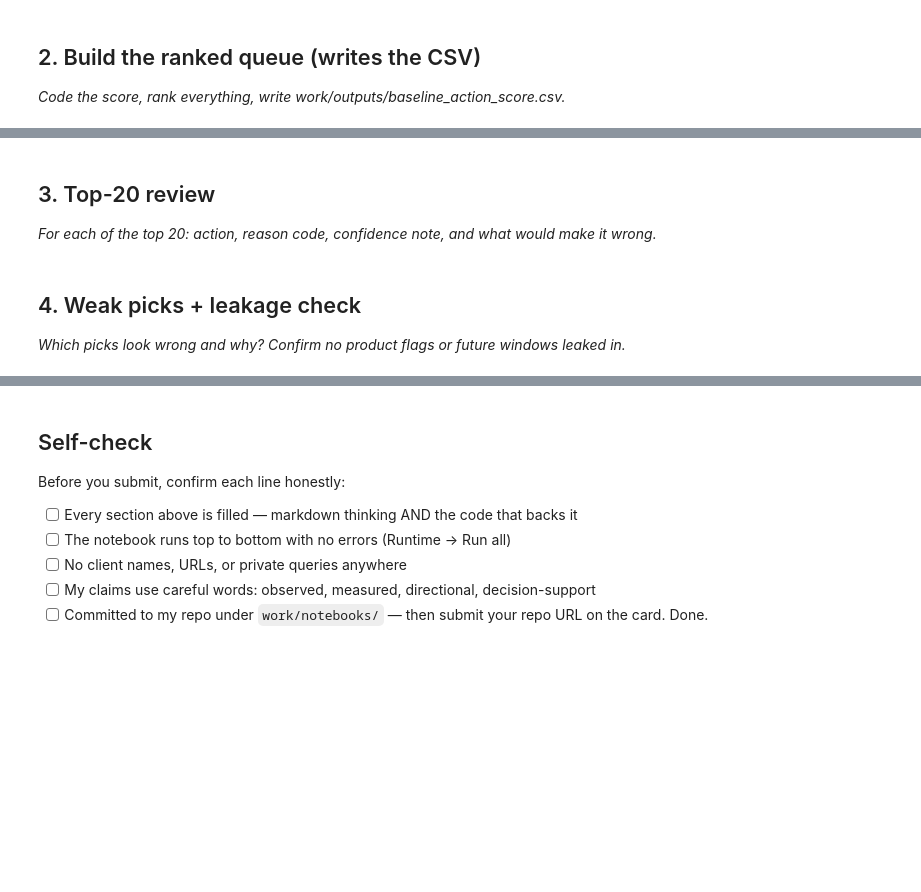
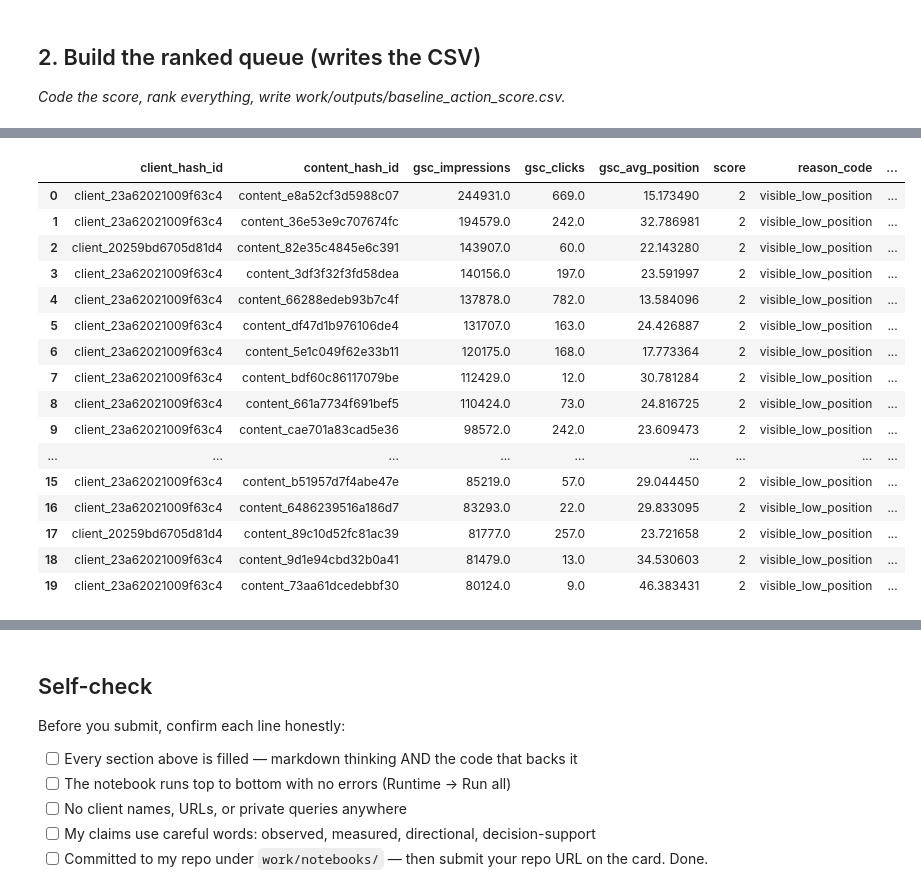
Before and after one commit to ankita0531/ML, a Jupyter notebook: work/notebooks/w04_baseline_score.ipynb, the cells around one changed output, grey strips where cells are left out. Saved outputs shown, nothing was run; the diff lists cells and outputs as text; code cells hidden in the pictures; blank space fills up the shorter version.

```diff
--- a/work/notebooks/w04_baseline_score.ipynb
+++ b/work/notebooks/w04_baseline_score.ipynb
@@ -15,0 +9,9 @@ This skeleton is yours to fill. Work the sections **in order** — each one has
+# %%
+%pip -q install duckdb
+
+import duckdb
+import pandas as pd
+
+con = duckdb.connect()
+
+print("DuckDB connected.")
@@ -15,0 +37,4 @@ This skeleton is yours to fill. Work the sections **in order** — each one has
+# %%
+REL = "read_parquet('hf://datasets/FlyRank/internship-warehouse/fact_content_daily_performance/month=2026-03/*.parquet')"
+
+print("March 2026 partition selected for baseline development.")
@@ -20,7 +260,26 @@ This skeleton is yours to fill. Work the sections **in order** — each one has
 # %%
 # This cell is for CODE (numbers, a query, a check).
 # Write your text answer in the cell ABOVE this one — typing sentences here breaks Run All.
+# Section 3: Top-20 review candidates
+
+top20 = baseline_queue.head(20).copy()
+
+top20
+# %% [output]
+|  | client_hash_id | content_hash_id | gsc_impressions | gsc_clicks | gsc_avg_position | score | reason_code | ... |
+| 0 | client_23a62021009f63c4 | content_e8a52cf3d5988c07 | 244931.0 | 669.0 | 15.173490 | 2 | visible_low_position | ... |
+| 1 | client_23a62021009f63c4 | content_36e53e9c707674fc | 194579.0 | 242.0 | 32.786981 | 2 | visible_low_position | ... |
+| 2 | client_20259bd6705d81d4 | content_82e35c4845e6c391 | 143907.0 | 60.0 | 22.143280 | 2 | visible_low_position | ... |
+| 3 | client_23a62021009f63c4 | content_3df3f32f3fd58dea | 140156.0 | 197.0 | 23.591997 | 2 | visible_low_position | ... |
+| 4 | client_23a62021009f63c4 | content_66288edeb93b7c4f | 137878.0 | 782.0 | 13.584096 | 2 | visible_low_position | ... |
+| 5 | client_23a62021009f63c4 | content_df47d1b976106de4 | 131707.0 | 163.0 | 24.426887 | 2 | visible_low_position | ... |
+| 6 | client_23a62021009f63c4 | content_5e1c049f62e33b11 | 120175.0 | 168.0 | 17.773364 | 2 | visible_low_position | ... |
+| 7 | client_23a62021009f63c4 | content_bdf60c86117079be | 112429.0 | 12.0 | 30.781284 | 2 | visible_low_position | ... |
+| 8 | client_23a62021009f63c4 | content_661a7734f691bef5 | 110424.0 | 73.0 | 24.816725 | 2 | visible_low_position | ... |
+| 9 | client_23a62021009f63c4 | content_cae701a83cad5e36 | 98572.0 | 242.0 | 23.609473 | 2 | visible_low_position | ... |
+| ... | ... | ... | ... | ... | ... | ... | ... | ... |
+| 15 | client_23a62021009f63c4 | content_b51957d7f4abe47e | 85219.0 | 57.0 | 29.044450 | 2 | visible_low_position | ... |
+| 16 | client_23a62021009f63c4 | content_6486239516a186d7 | 83293.0 | 22.0 | 29.833095 | 2 | visible_low_position | ... |
+| 17 | client_20259bd6705d81d4 | content_89c10d52fc81ac39 | 81777.0 | 257.0 | 23.721658 | 2 | visible_low_position | ... |
+| 18 | client_23a62021009f63c4 | content_9d1e94cbd32b0a41 | 81479.0 | 13.0 | 34.530603 | 2 | visible_low_position | ... |
+| 19 | client_23a62021009f63c4 | content_73aa61dcedebbf30 | 80124.0 | 9.0 | 46.383431 | 2 | visible_low_position | ... |
-# %% [markdown]
-## 3. Top-20 review
-
-*For each of the top 20: action, reason code, confidence note, and what would make it wrong.*
@@ -30,4 +285,0 @@ This skeleton is yours to fill. Work the sections **in order** — each one has
-# %% [markdown]
-## 4. Weak picks + leakage check
-
-*Which picks look wrong and why? Confirm no product flags or future windows leaked in.*
```
Also changed, not shown: parts of 15 cells of this notebook.
